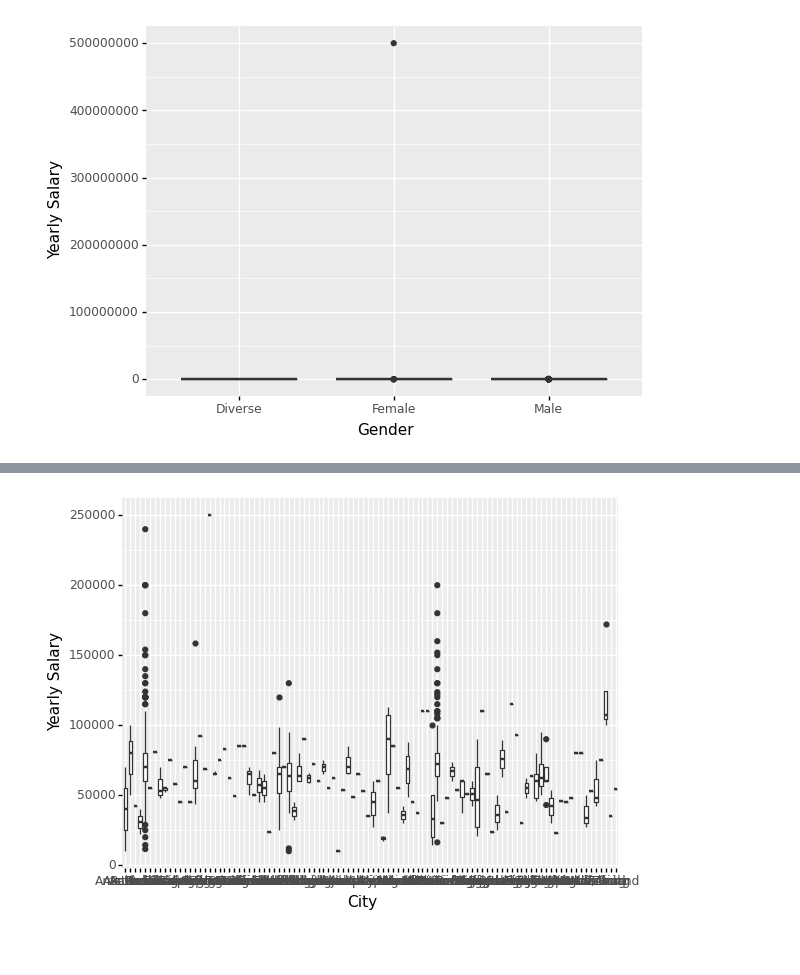
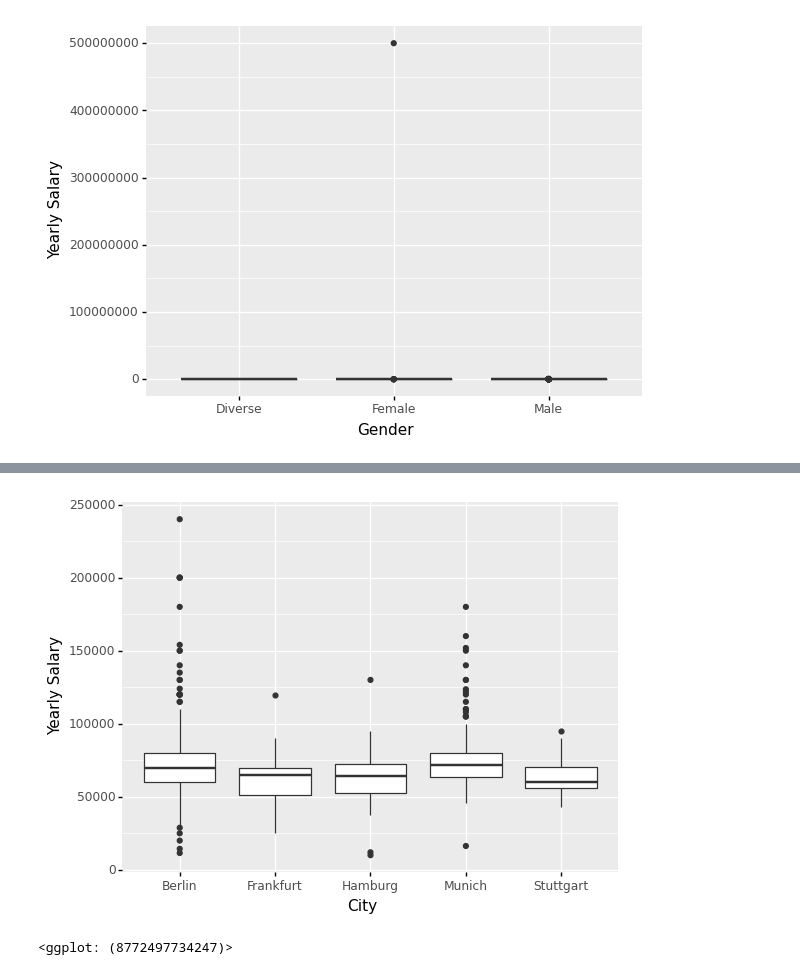
Before and after one commit to nicomontenegrob/DB-Midterm, a Jupyter notebook: Data Analysis.ipynb, the cells around one changed output, grey strips where cells are left out. Cells and saved outputs as stored; diff of their text form; code cells hidden in the pictures; blank space fills up the shorter version.

```diff
--- a/Data Analysis.ipynb
+++ b/Data Analysis.ipynb
@@ -101,3 +215,15 @@ wageplot('Age')
+# %%
+# Dataframe needs to be reloaded to revert age changes
+
+df = pd.read_csv('/Users/nicomontenegrob/Documents/NYU/Data Bootcamp/Clean_df.csv')
+
+df = df.iloc[:,1:len(df)]
+
+wage = 'Yearly brutto salary (without bonus and stocks) in EUR'
+
+indivcleaner(wage, 500000000, wagemedian)
+
+indivcleaner(wage, 850000, wagemedian)
 # %%
 dictionary1['City']
 # %% [output]
@@ -123,6 +264,9 @@ dictionary1['City']
 # %%
-wagebox('City')
+majorcitiesplot = df.loc[df['City'].isin(['Berlin','Munich','Frankfurt','Hamburg','Stuttgart'])]
+
+ggplot(majorcitiesplot, aes(x='City', y = wage)) + geom_boxplot() + ylab('Yearly Salary')
 # %% [output]
-[figure, old version]
+[figure, new version]
+<ggplot: (8772497734247)>
 # %%
 # Analysis
```
Also changed, not shown: parts of 78 cells of this notebook, 2 other files.
